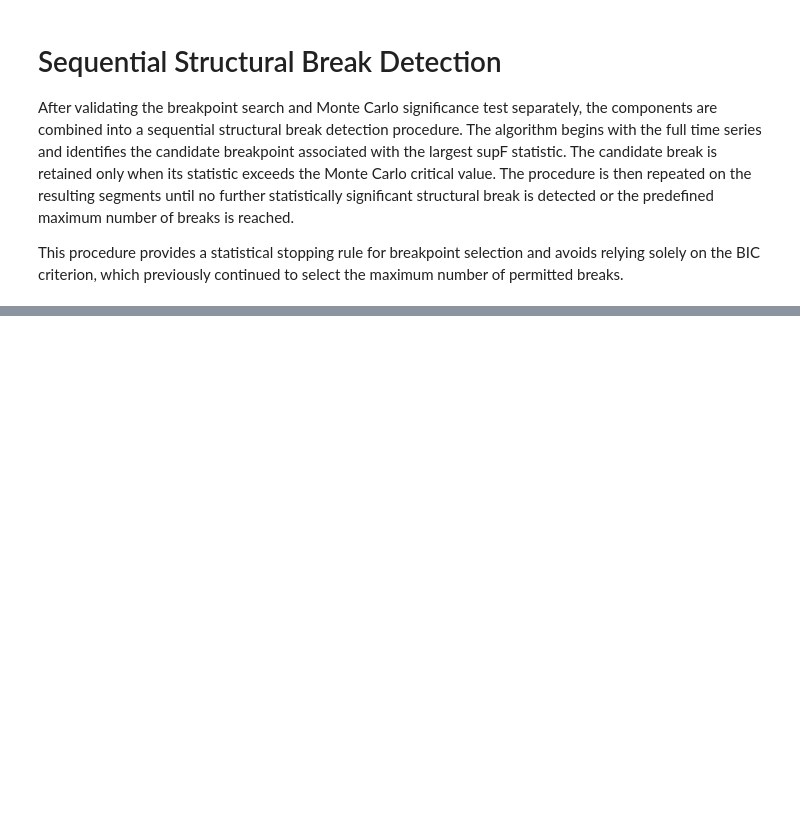
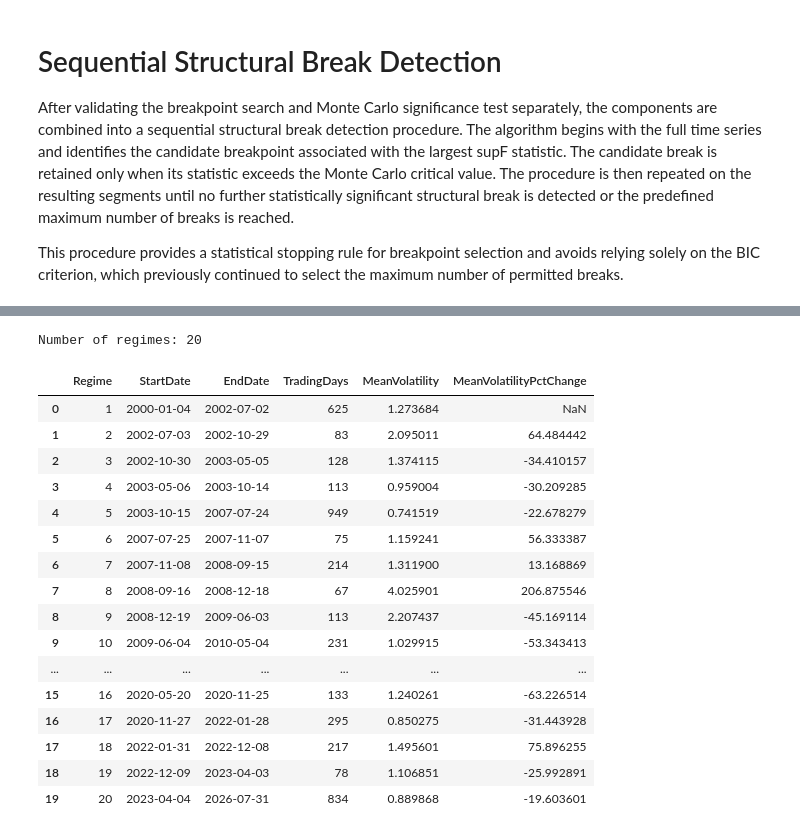
Before and after one commit to fleurclochette/Scientific-Project-SS26-Group-8, a Jupyter notebook: notebooks/03_garch_breakpoints.ipynb, the cells around one changed output, grey strips where cells are left out. Cells and saved outputs as stored; diff of their text form; code cells hidden in the pictures; blank space fills up the shorter version.

```diff
--- a/notebooks/03_garch_breakpoints.ipynb
+++ b/notebooks/03_garch_breakpoints.ipynb
@@ -2518,0 +2867,18 @@ This procedure provides a statistical stopping rule for breakpoint selection and
+# %%
+# Construct regime boundaries using the final structural breakpoints
+
+final_regime_boundaries = (
+    [0]
+    + real_final_breaks
+    + [len(volatility)]
+)
+
+print(
+    "Number of structural breaks:",
+    len(real_final_breaks)
+)
+
+print(
+    "Number of volatility regimes:",
+    len(final_regime_boundaries) - 1
+)
@@ -2518,0 +2955,9 @@ This procedure provides a statistical stopping rule for breakpoint selection and
+# %%
+# Convert it to a DataFrame
+final_regime_df = pd.DataFrame(
+    final_regime_results
+)
+
+display(
+    final_regime_df.head()
+)
@@ -2518,0 +2971,7 @@ This procedure provides a statistical stopping rule for breakpoint selection and
+# %%
+print(
+    "Number of regimes:",
+    len(final_regime_df)
+)
+# %% [output]
+Number of regimes: 20
@@ -2518,0 +3002,33 @@ This procedure provides a statistical stopping rule for breakpoint selection and
+# %%
+# Display the important table
+
+display(
+    final_regime_df[
+        [
+            "Regime",
+            "StartDate",
+            "EndDate",
+            "TradingDays",
+            "MeanVolatility",
+            "MeanVolatilityPctChange"
+        ]
+    ]
+)
+# %% [output]
+|  | Regime | StartDate | EndDate | TradingDays | MeanVolatility | MeanVolatilityPctChange |
+| 0 | 1 | 2000-01-04 | 2002-07-02 | 625 | 1.273684 | NaN |
+| 1 | 2 | 2002-07-03 | 2002-10-29 | 83 | 2.095011 | 64.484442 |
+| 2 | 3 | 2002-10-30 | 2003-05-05 | 128 | 1.374115 | -34.410157 |
+| 3 | 4 | 2003-05-06 | 2003-10-14 | 113 | 0.959004 | -30.209285 |
+| 4 | 5 | 2003-10-15 | 2007-07-24 | 949 | 0.741519 | -22.678279 |
+| 5 | 6 | 2007-07-25 | 2007-11-07 | 75 | 1.159241 | 56.333387 |
+| 6 | 7 | 2007-11-08 | 2008-09-15 | 214 | 1.311900 | 13.168869 |
+| 7 | 8 | 2008-09-16 | 2008-12-18 | 67 | 4.025901 | 206.875546 |
+| 8 | 9 | 2008-12-19 | 2009-06-03 | 113 | 2.207437 | -45.169114 |
+| 9 | 10 | 2009-06-04 | 2010-05-04 | 231 | 1.029915 | -53.343413 |
+| ... | ... | ... | ... | ... | ... | ... |
+| 15 | 16 | 2020-05-20 | 2020-11-25 | 133 | 1.240261 | -63.226514 |
+| 16 | 17 | 2020-11-27 | 2022-01-28 | 295 | 0.850275 | -31.443928 |
+| 17 | 18 | 2022-01-31 | 2022-12-08 | 217 | 1.495601 | 75.896255 |
+| 18 | 19 | 2022-12-09 | 2023-04-03 | 78 | 1.106851 | -25.992891 |
+| 19 | 20 | 2023-04-04 | 2026-07-31 | 834 | 0.889868 | -19.603601 |
```
Also changed, not shown: parts of 140 cells of this notebook.
